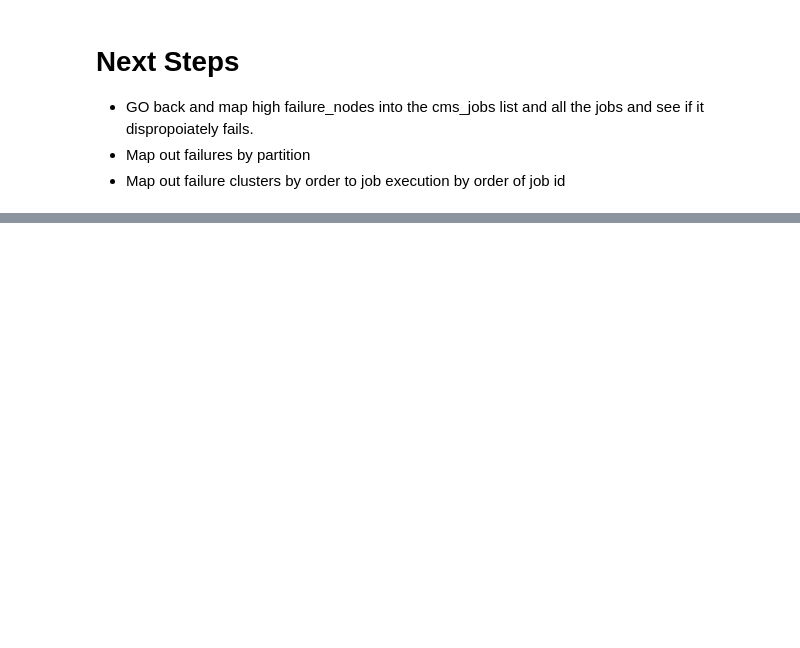
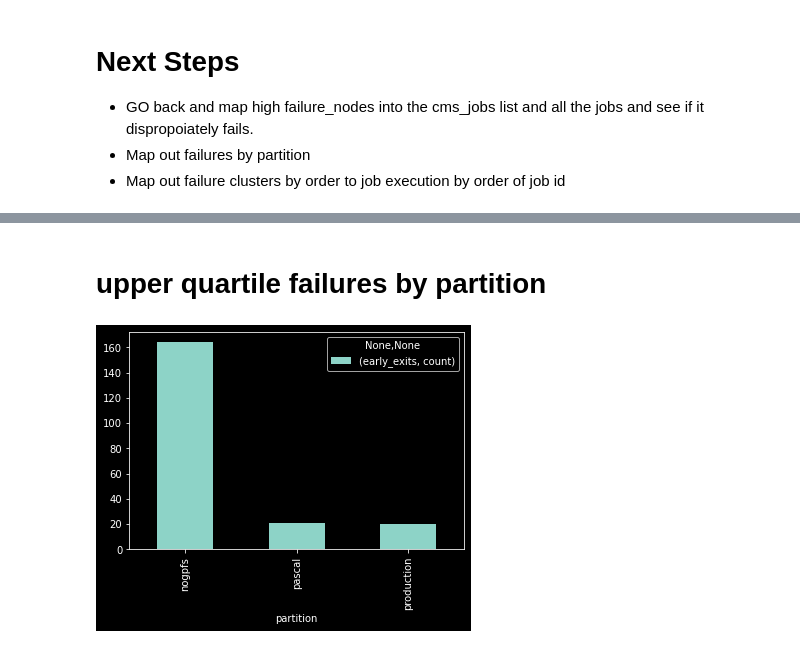
Before and after one commit to nss-data-science-cohort-4/dq2-accre-team-6, a Jupyter notebook: notebooks/03_cms_question.ipynb, the cells around one changed output, grey strips where cells are left out. Drawn from its saved outputs; the diff is of its cells as text; code cells hidden in the pictures; blank space fills up the shorter version.

```diff
--- a/notebooks/03_cms_question.ipynb
+++ b/notebooks/03_cms_question.ipynb
@@ -71,2 +81,2 @@ node_jobs = cms_jobs_df['nodelist'].value_counts()
 # %%
-node_jobs_df = pd.concat([node_early_exists, node_jobs], axis=1)
+node_jobs_df = pd.concat([node_early_exists, node_jobs, node_partition], axis=1)
@@ -73,5 +103,5 @@ node_jobs_df = pd.concat([node_early_exists, node_jobs], axis=1)
 # %%
-node_jobs_df.columns = ['early_exits', 'jobs']
+node_jobs_df.columns = ['early_exits', 'jobs', 'partition']
 # %%
 node_jobs_df['failure_percent'] = node_jobs_df['early_exits'] / node_jobs_df['jobs'] * 100
 # %%
@@ -87,7 +117,7 @@ min       14.285714
 max      100.000000
 Name: failure_percent, dtype: float64
 # %%
-high_failure_nodes = node_jobs_df[node_jobs_df['failure_percent'] > 53.057066].index.to_list()
+high_failure_nodes = node_jobs_df[node_jobs_df['failure_percent'] > 53.057066].sort_values('failure_percent', ascending=False)
 # %% [markdown]
 # Next Steps
 - GO back and map high failure_nodes into the cms_jobs list and all the jobs and see if it dispropoiately fails.
@@ -99,0 +146,8 @@ len(high_failure_nodes)
+# %%
+partition_failures = high_failure_nodes.groupby('partition').agg({'early_exits':['count']})
+# %% [markdown]
+# upper quartile failures by partition
+# %%
+partition_failures.plot(kind='bar');
+# %% [output]
+[figure, added]
```
Also changed, not shown: parts of 25 cells of this notebook, 1 other file.
